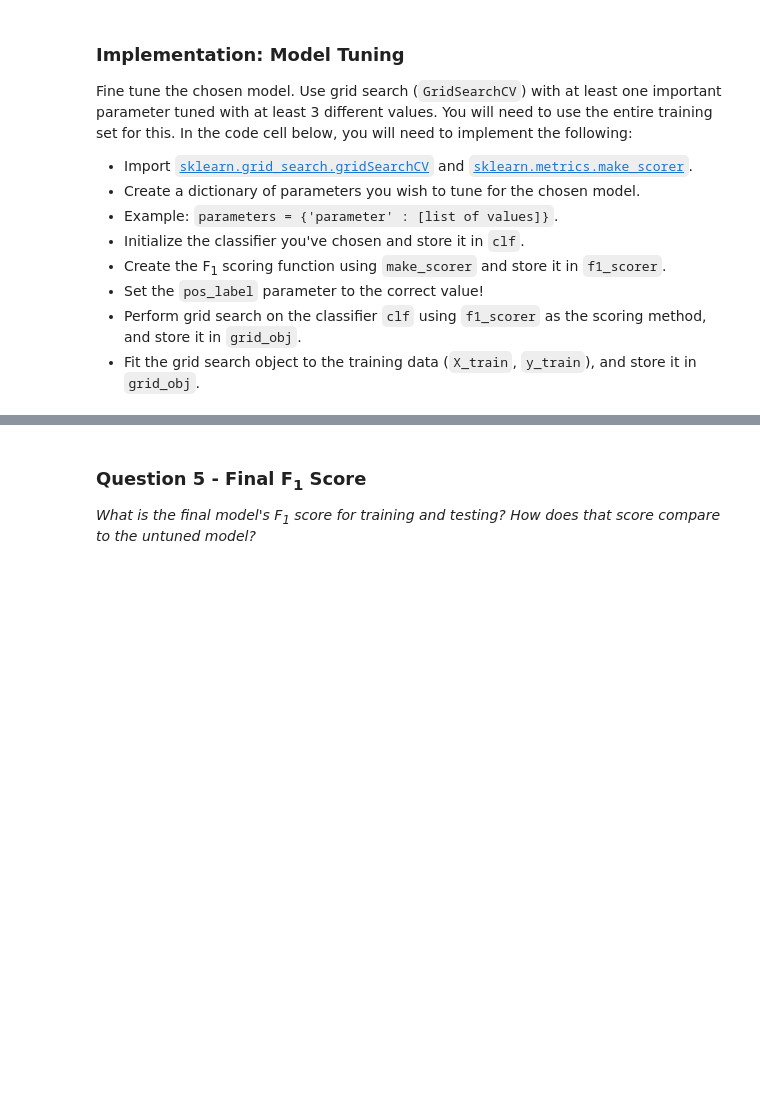
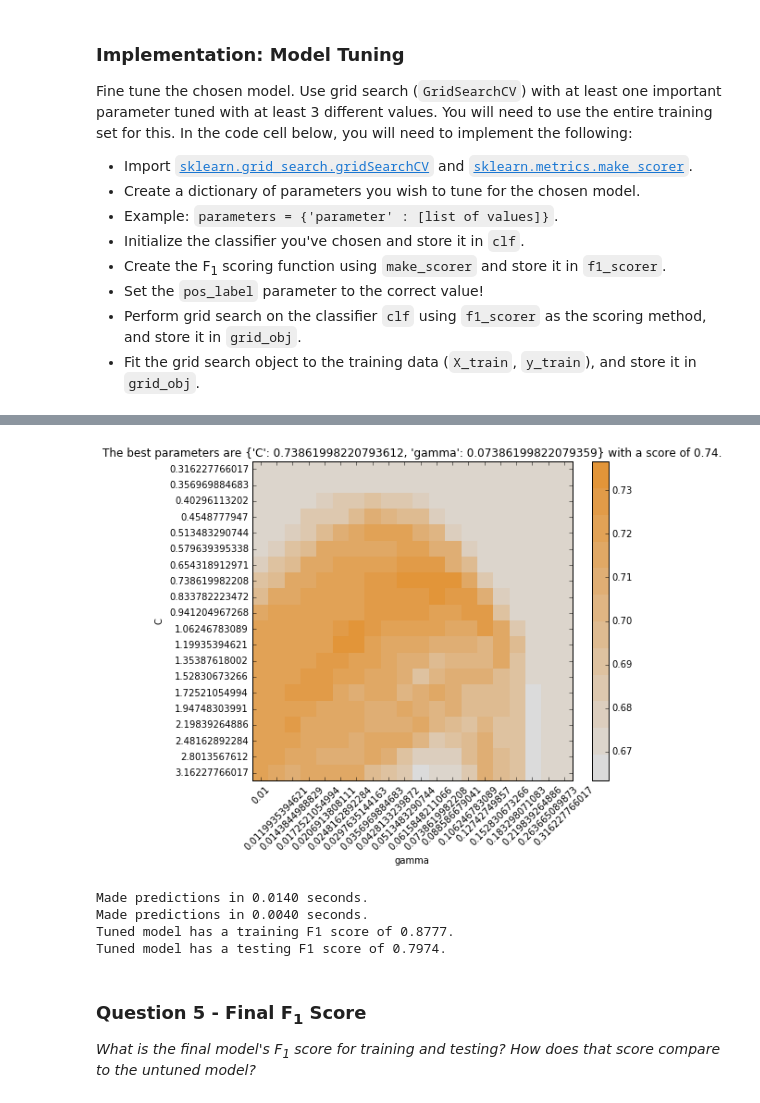
Before and after one commit to viligabi/udacity_student_intervention, a Jupyter notebook: student_intervention.ipynb, the cells around one changed output, grey strips where cells are left out. Saved outputs shown, nothing was run; the diff lists cells and outputs as text; code cells hidden in the pictures; blank space fills up the shorter version.

Commit message:
add: gridsearch visualization

```diff
--- a/student_intervention.ipynb
+++ b/student_intervention.ipynb
@@ -536,3 +499,77 @@ Tuned model has a testing F1 score of 0.8105.
+# %%
+# TODO: Import 'gridSearchCV' and 'make_scorer'
+from sklearn import grid_search
+from sklearn.metrics import make_scorer
+from sklearn.metrics import f1_score
+import matplotlib.pyplot as plt
+%matplotlib inline
+
+def visual_gridsearch(model, X, y):
+    from matplotlib import colors
+    from matplotlib.colors import ListedColormap
+
+    ddl_heat = ['#DBDBDB','#DCD5CC','#DCCEBE','#DDC8AF','#DEC2A0','#DEBB91',\
+                '#DFB583','#DFAE74','#E0A865','#E1A256','#E19B48','#E29539']
+    ddlheatmap = colors.ListedColormap(ddl_heat)
+    C_range = np.logspace(-0.5, 0.5, num=20)
+    gamma_range = np.logspace(-2, -0.5, num=20)
+    param_grid = dict(gamma=gamma_range, C=C_range)
+    grid = grid_search.GridSearchCV(svm.SVC(), param_grid=param_grid)
+    grid.fit(X, y)
+
+    scores = [x[1] for x in grid.grid_scores_]
+    scores = np.array(scores).reshape(len(C_range), len(gamma_range))
+
+    plt.figure(figsize=(8, 6))
+    plt.subplots_adjust(left=.2, right=0.95, bottom=0.15, top=0.95)
+    plt.imshow(scores, interpolation='nearest', cmap=ddlheatmap)
+    plt.xlabel('gamma')
+    plt.ylabel('C')
+    plt.colorbar()
+    plt.xticks(np.arange(len(gamma_range)), gamma_range, rotation=45)
+    plt.yticks(np.arange(len(C_range)), C_range)
+    plt.title(
+        "The best parameters are {} with a score of {:0.2f}.".format(
+        grid.best_params_, grid.best_score_)
+    )
+    plt.show()
+    return grid
+
+grid_obj = visual_gridsearch(svm.SVC(), X_train, y_train)
+
+
+# TODO: Create the parameters list you wish to tune
+parameters = {
+    'C':np.logspace(-1, 0.5, num=10),
+    'gamma': np.logspace(-2, -1, num=10)
+}
+
+# TODO: Initialize the classifier
+#clf = svm.SVC(kernel = 'rbf')
+
+# TODO: Make an f1 scoring function using 'make_scorer'
+#f1_scorer = make_scorer(f1_score, pos_label="yes")
+
+# TODO: Perform grid search on the classifier using the f1_scorer as the scoring method
+#grid_obj = grid_search.GridSearchCV(clf, parameters, scoring=f1_scorer,cv=2)
+
+# TODO: Fit the grid search object to the training data and find the optimal parameters
+#grid_obj = grid_obj.fit(X_train, y_train)
+
+# Get the estimator
+clf = grid_obj.best_estimator_
+
+# Report the final F1 score for training and testing after parameter tuning
+f1_train,_ = predict_labels(clf, X_train, y_train)
+f1_test,_ = predict_labels(clf, X_test, y_test)
+print "Tuned model has a training F1 score of {:.4f}.".format(f1_train)
+print "Tuned model has a testing F1 score of {:.4f}.".format(f1_test)
+# %% [output]
+[figure, added]
+Made predictions in 0.0140 seconds.
+Made predictions in 0.0040 seconds.
+Tuned model has a training F1 score of 0.8777.
+Tuned model has a testing F1 score of 0.7974.
 # %% [markdown]
 ### Question 5 - Final F<sub>1</sub> Score
 *What is the final model's F<sub>1</sub> score for training and testing? How does that score compare to the untuned model?*
```
Also changed, not shown: parts of 5 cells of this notebook, 2 other files.
